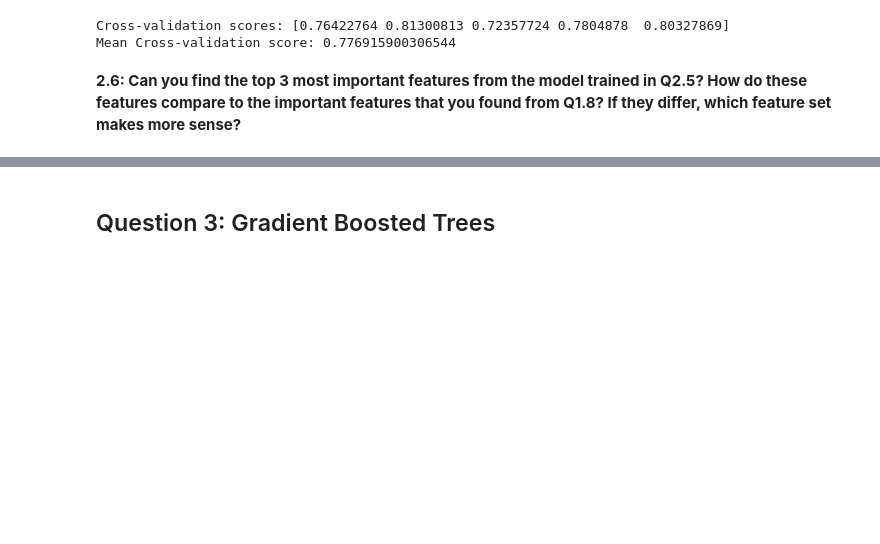
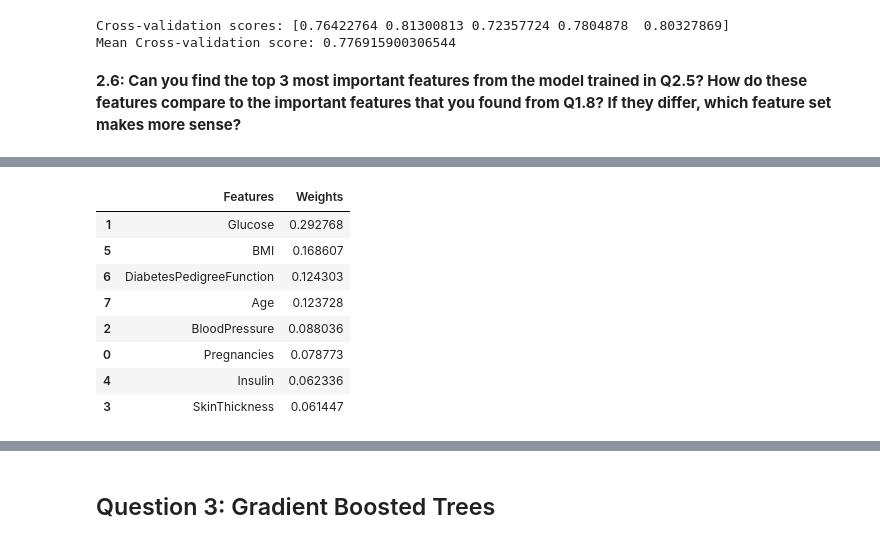
Before and after one commit to Apurva3509/Applied-Machine-Learning, a Jupyter notebook: 2/AML_HW2_Spring2024_Questions.ipynb, the cells around one changed output, grey strips where cells are left out. Cells and saved outputs as stored; diff of their text form; code cells hidden in the pictures; blank space fills up the shorter version.

```diff
--- a/2/AML_HW2_Spring2024_Questions.ipynb
+++ b/2/AML_HW2_Spring2024_Questions.ipynb
@@ -438,0 +451,15 @@ SyntaxError: '(' was never closed (<ipython-input-87-c220374b7f7b>, line 4)
+# %%
+## YOUR CODE HERE
+imp_df2 = pd.DataFrame({'Features': features, 'Weights': feat_imp})
+imp_sorted2 = imp_df2.sort_values(by = ['Weights'], ascending = False)
+imp_sorted2
+# %% [output]
+|  | Features | Weights |
+| 1 | Glucose | 0.292768 |
+| 5 | BMI | 0.168607 |
+| 6 | DiabetesPedigreeFunction | 0.124303 |
+| 7 | Age | 0.123728 |
+| 2 | BloodPressure | 0.088036 |
+| 0 | Pregnancies | 0.078773 |
+| 4 | Insulin | 0.062336 |
+| 3 | SkinThickness | 0.061447 |
```
Also changed, not shown: parts of 9 cells of this notebook.
